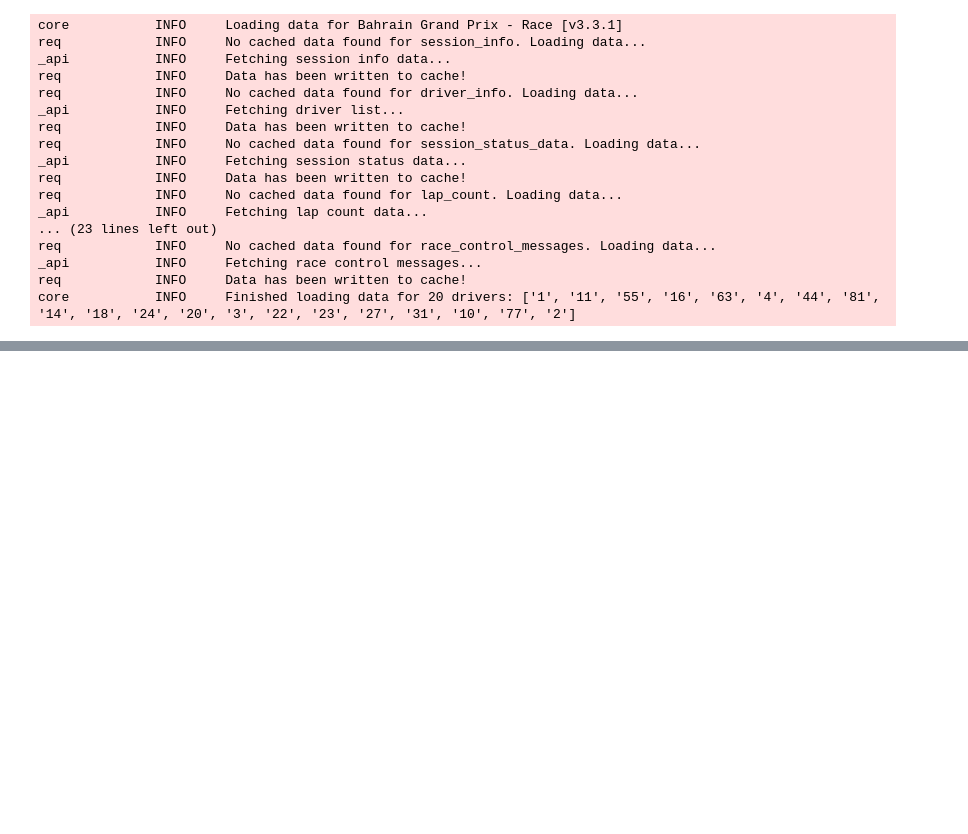
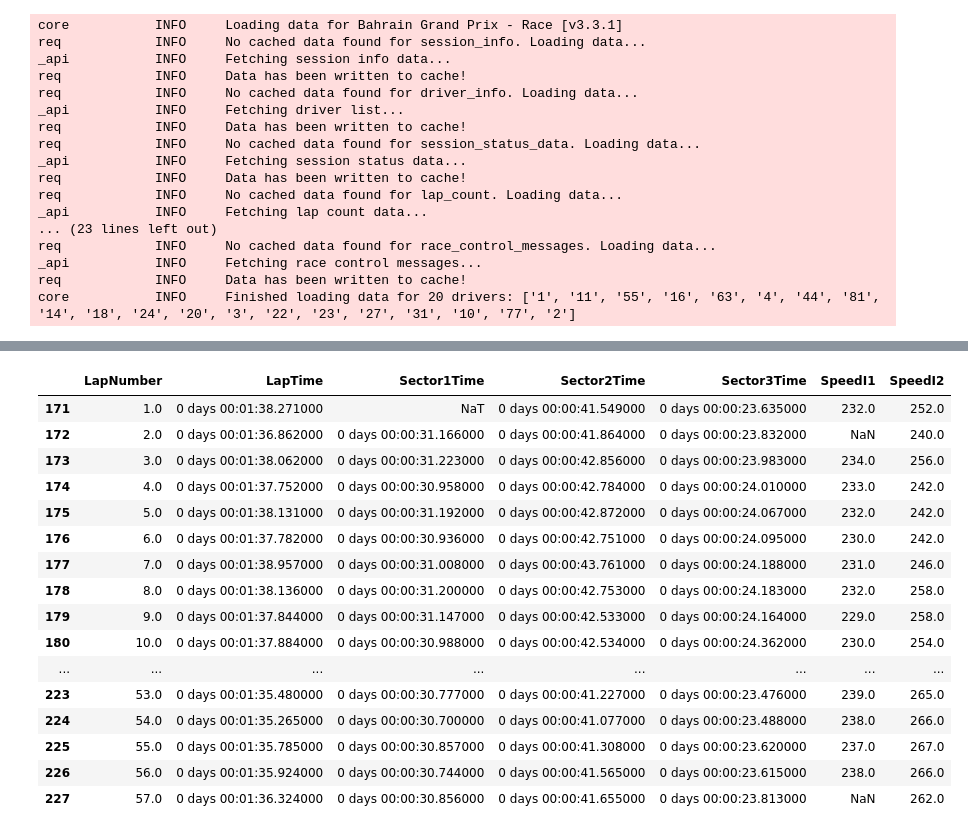
Before and after one commit to SohamDesai1/F1-data-analysis, a Jupyter notebook: 2024 season/bahrain_2024.ipynb, the cells around one changed output, grey strips where cells are left out. Cells and saved outputs as stored; diff of their text form; code cells hidden in the pictures; blank space fills up the shorter version.

```diff
--- a/2024 season/bahrain_2024.ipynb
+++ b/2024 season/bahrain_2024.ipynb
@@ -199,0 +244,8 @@ race.results
+# %%
+lec_race = race.laps.pick_driver("LEC")
+fastest_lap_lec_race = lec_race.pick_fastest().LapTime
+print("Fastest Lap:",fastest_lap_lec_race,"which was in Lap number",lec_race.pick_fastest().LapNumber)
+time_columns = ["LapTime", "Sector1Time", "Sector2Time", "Sector3Time"]
+lec_race.loc[:, time_columns] = lec_race.loc[:, time_columns].apply(pd.to_timedelta)
+lec_race.loc[:,["LapNumber","LapTime","Sector1Time","Sector2Time","Sector3Time","SpeedI1","SpeedI2"]]
+# %% [output]
@@ -199,0 +253,17 @@ race.results
+|  | LapNumber | LapTime | Sector1Time | Sector2Time | Sector3Time | SpeedI1 | SpeedI2 |
+| 171 | 1.0 | 0 days 00:01:38.271000 | NaT | 0 days 00:00:41.549000 | 0 days 00:00:23.635000 | 232.0 | 252.0 |
+| 172 | 2.0 | 0 days 00:01:36.862000 | 0 days 00:00:31.166000 | 0 days 00:00:41.864000 | 0 days 00:00:23.832000 | NaN | 240.0 |
+| 173 | 3.0 | 0 days 00:01:38.062000 | 0 days 00:00:31.223000 | 0 days 00:00:42.856000 | 0 days 00:00:23.983000 | 234.0 | 256.0 |
+| 174 | 4.0 | 0 days 00:01:37.752000 | 0 days 00:00:30.958000 | 0 days 00:00:42.784000 | 0 days 00:00:24.010000 | 233.0 | 242.0 |
+| 175 | 5.0 | 0 days 00:01:38.131000 | 0 days 00:00:31.192000 | 0 days 00:00:42.872000 | 0 days 00:00:24.067000 | 232.0 | 242.0 |
+| 176 | 6.0 | 0 days 00:01:37.782000 | 0 days 00:00:30.936000 | 0 days 00:00:42.751000 | 0 days 00:00:24.095000 | 230.0 | 242.0 |
+| 177 | 7.0 | 0 days 00:01:38.957000 | 0 days 00:00:31.008000 | 0 days 00:00:43.761000 | 0 days 00:00:24.188000 | 231.0 | 246.0 |
+| 178 | 8.0 | 0 days 00:01:38.136000 | 0 days 00:00:31.200000 | 0 days 00:00:42.753000 | 0 days 00:00:24.183000 | 232.0 | 258.0 |
+| 179 | 9.0 | 0 days 00:01:37.844000 | 0 days 00:00:31.147000 | 0 days 00:00:42.533000 | 0 days 00:00:24.164000 | 229.0 | 258.0 |
+| 180 | 10.0 | 0 days 00:01:37.884000 | 0 days 00:00:30.988000 | 0 days 00:00:42.534000 | 0 days 00:00:24.362000 | 230.0 | 254.0 |
+| ... | ... | ... | ... | ... | ... | ... | ... |
+| 223 | 53.0 | 0 days 00:01:35.480000 | 0 days 00:00:30.777000 | 0 days 00:00:41.227000 | 0 days 00:00:23.476000 | 239.0 | 265.0 |
+| 224 | 54.0 | 0 days 00:01:35.265000 | 0 days 00:00:30.700000 | 0 days 00:00:41.077000 | 0 days 00:00:23.488000 | 238.0 | 266.0 |
+| 225 | 55.0 | 0 days 00:01:35.785000 | 0 days 00:00:30.857000 | 0 days 00:00:41.308000 | 0 days 00:00:23.620000 | 237.0 | 267.0 |
+| 226 | 56.0 | 0 days 00:01:35.924000 | 0 days 00:00:30.744000 | 0 days 00:00:41.565000 | 0 days 00:00:23.615000 | 238.0 | 266.0 |
+| 227 | 57.0 | 0 days 00:01:36.324000 | 0 days 00:00:30.856000 | 0 days 00:00:41.655000 | 0 days 00:00:23.813000 | NaN | 262.0 |
```
Also changed, not shown: parts of 7 cells of this notebook.
